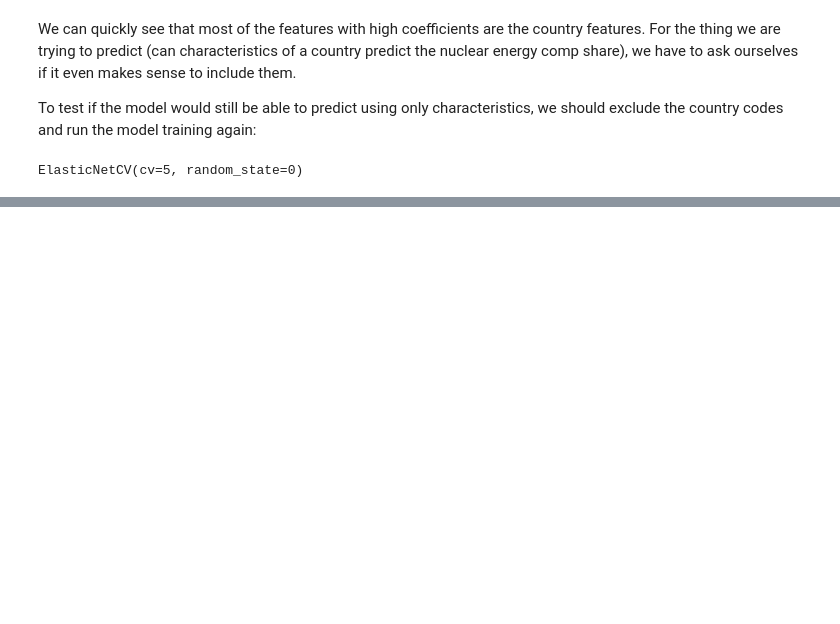
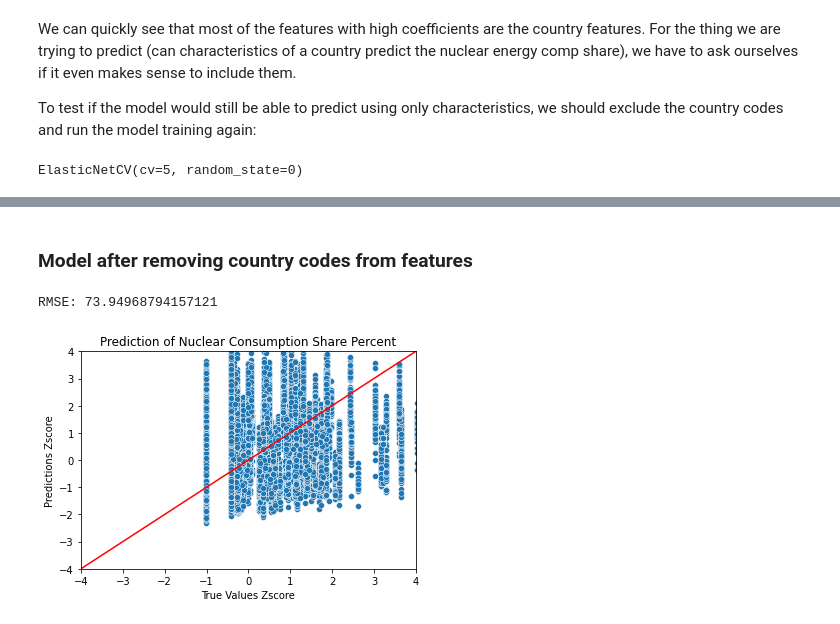
Before and after one commit to Molybdenum42/DOPP_Exercise3, a Jupyter notebook: Characteristic_of_Nuclear_Countries.ipynb, the cells around one changed output, grey strips where cells are left out. Saved outputs shown, nothing was run; the diff lists cells and outputs as text; code cells hidden in the pictures; blank space fills up the shorter version.

```diff
--- a/Characteristic_of_Nuclear_Countries.ipynb
+++ b/Characteristic_of_Nuclear_Countries.ipynb
@@ -618,0 +634,7 @@ We can only really see noise being predicted by the model.
+# %% [markdown]
+### Model after removing country codes from features
+# %%
+evaluate_model(regressor_com, X_test_com, y_test_com)
+# %% [output]
+RMSE: 73.94968794157121
+[figure, added]
```
Also changed, not shown: parts of 17 cells of this notebook.
